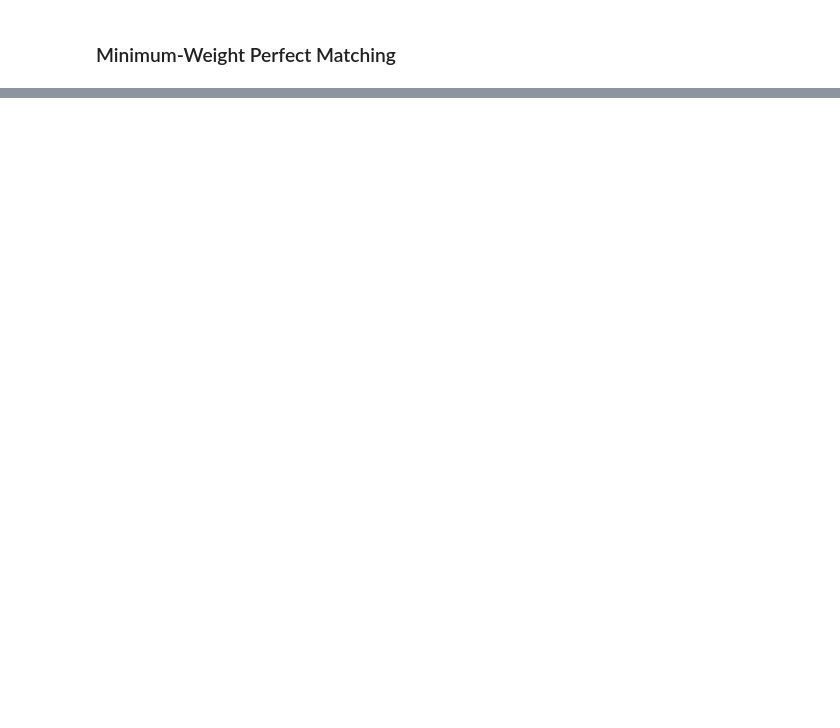
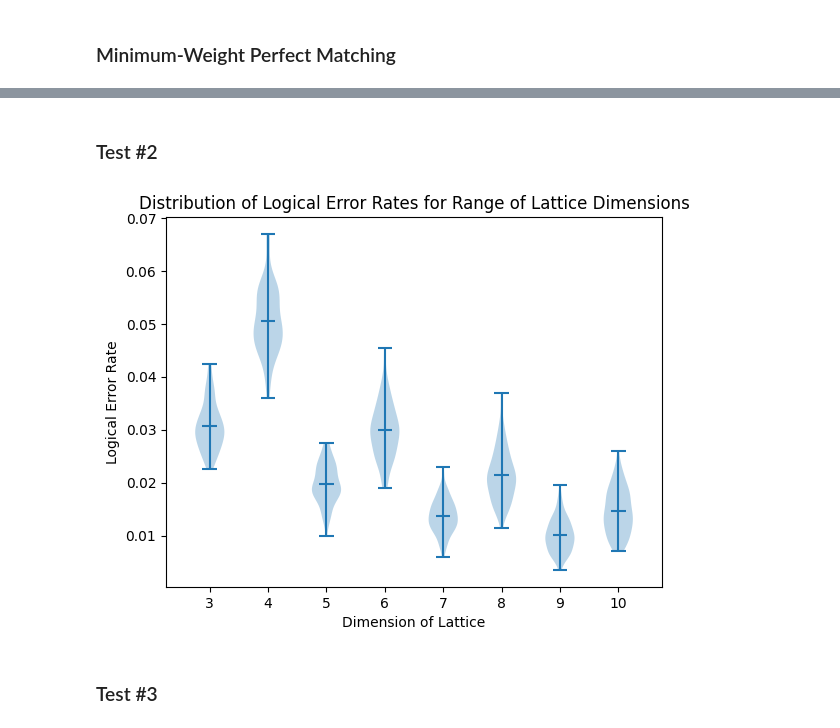
Before and after one commit to jpmarceaux/QuantumHardwareSubgroup, a Jupyter notebook: lib/systematic_code_cap_simulation.ipynb, the cells around one changed output, grey strips where cells are left out. Saved outputs shown, nothing was run; the diff lists cells and outputs as text; code cells hidden in the pictures; blank space fills up the shorter version.

```diff
--- a/lib/systematic_code_cap_simulation.ipynb
+++ b/lib/systematic_code_cap_simulation.ipynb
@@ -419,0 +457,2 @@ def pcheck_clipX(pcheck):
+# %% [markdown]
+### Test #2
@@ -419,0 +498,25 @@ def pcheck_clipX(pcheck):
+# %%
+logical_error_rates_dict = {dim : [] for dim in dims}
+for dim in dims:
+    for row in logical_errors[dim]:
+        logical_error_rates_dict[dim].append(sum(row)/len(row))
+
+with open('logical_err_rate_MWPM_test_2.pkl', 'wb') as fp:
+    pickle.dump(logical_error_rates_dict, fp)
+# %%
+def set_axis_style(ax, labels):
+    ax.set_xticks(np.arange(1, len(labels) + 1), labels=labels)
+    ax.set_xlim(0.25, len(labels) + 0.75)
+    ax.set_xlabel('Dimension of Lattice')
+
+fig, ax = plt.subplots(1,1)
+logical_error_rates_data = [logical_error_rates_dict[dim] for dim in dims]
+ax.violinplot(logical_error_rates_data, showmeans=True)
+ax.set_ylabel("Logical Error Rate")
+ax.set_title("Distribution of Logical Error Rates for Range of Lattice Dimensions")
+set_axis_style(ax, dims)
+plt.show()
+# %% [output]
+[figure, added]
+# %% [markdown]
+### Test #3
```
Also changed, not shown: parts of 18 cells of this notebook, 9 other files.
